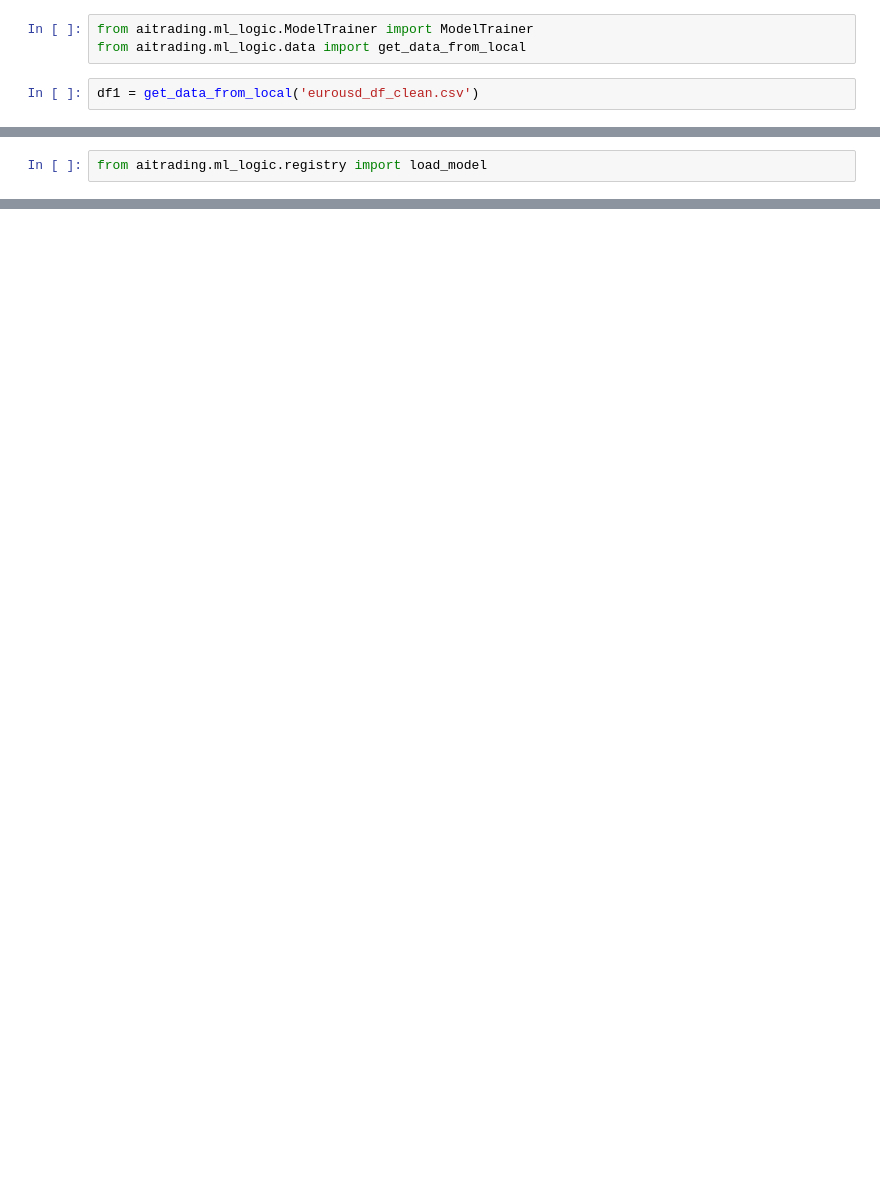
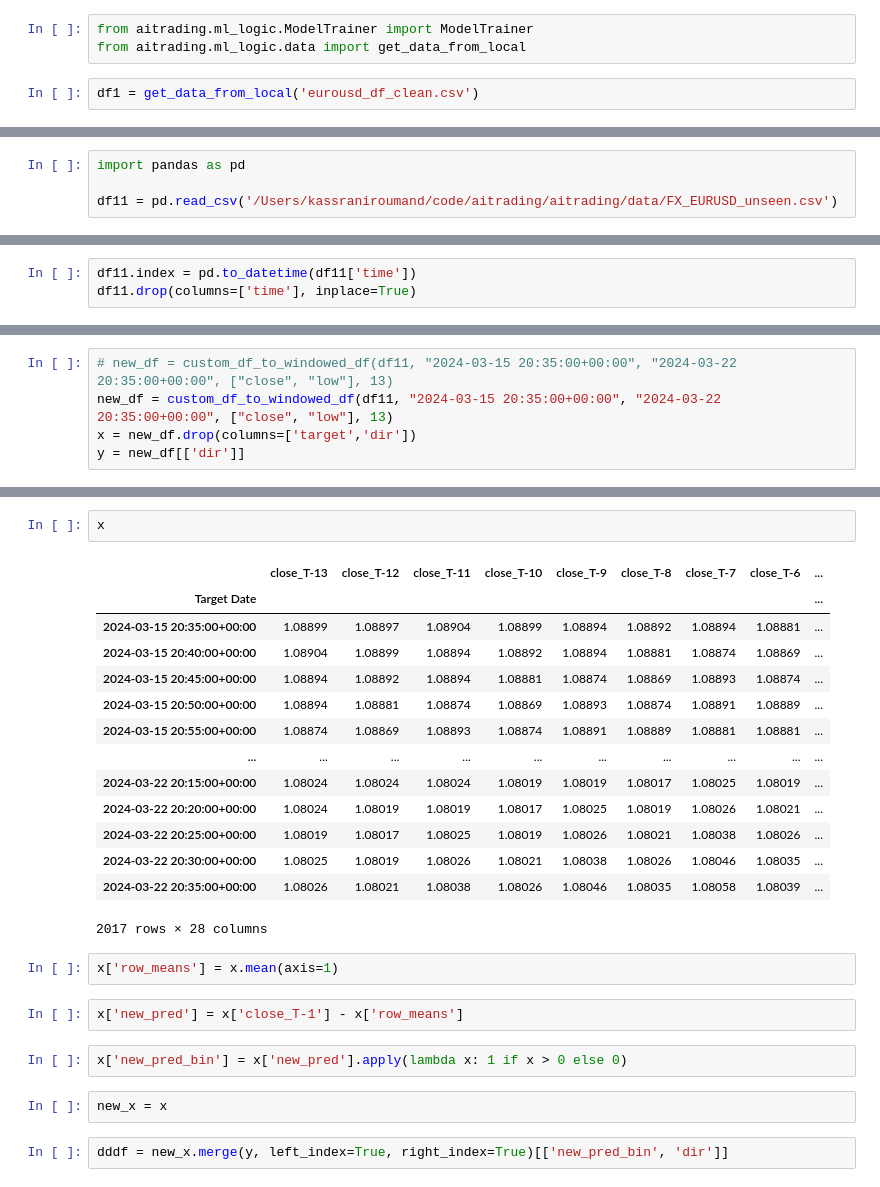
Before and after one commit to Behnaz100/aitrading, a Jupyter notebook: aitrading/notebooks/kassraniroumand_notebook3.ipynb, the cells around one changed output, grey strips where cells are left out. Saved outputs shown, nothing was run; the diff lists cells and outputs as text; blank space fills up the shorter version.

```diff
--- a/aitrading/notebooks/kassraniroumand_notebook3.ipynb
+++ b/aitrading/notebooks/kassraniroumand_notebook3.ipynb
@@ -257,2 +316,4 @@ PosixPath('/Users/kassraniroumand/code/aitrading/aitrading/training_outputs/mode
 # %%
-from aitrading.ml_logic.registry import load_model
+import pandas as pd
+
+df11 = pd.read_csv('/Users/kassraniroumand/code/aitrading/aitrading/data/FX_EURUSD_unseen.csv')
@@ -264,0 +320,3 @@ latest_model <Sequential name=sequential_2, built=True>
+# %%
+df11.index = pd.to_datetime(df11['time'])
+df11.drop(columns=['time'], inplace=True)
@@ -264,0 +351,5 @@ latest_model <Sequential name=sequential_2, built=True>
+# %%
+# new_df = custom_df_to_windowed_df(df11, "2024-03-15 20:35:00+00:00", "2024-03-22 20:35:00+00:00", ["close", "low"], 13)
+new_df = custom_df_to_windowed_df(df11, "2024-03-15 20:35:00+00:00", "2024-03-22 20:35:00+00:00", ["close", "low"], 13)
+x = new_df.drop(columns=['target','dir'])
+y = new_df[['dir']]
@@ -264,0 +358,27 @@ latest_model <Sequential name=sequential_2, built=True>
+# %%
+x
+# %% [output]
+|  | close_T-13 | close_T-12 | close_T-11 | close_T-10 | close_T-9 | close_T-8 | close_T-7 | close_T-6 | ... |
+| Target Date |  |  |  |  |  |  |  |  | ... |
+| 2024-03-15 20:35:00+00:00 | 1.08899 | 1.08897 | 1.08904 | 1.08899 | 1.08894 | 1.08892 | 1.08894 | 1.08881 | ... |
+| 2024-03-15 20:40:00+00:00 | 1.08904 | 1.08899 | 1.08894 | 1.08892 | 1.08894 | 1.08881 | 1.08874 | 1.08869 | ... |
+| 2024-03-15 20:45:00+00:00 | 1.08894 | 1.08892 | 1.08894 | 1.08881 | 1.08874 | 1.08869 | 1.08893 | 1.08874 | ... |
+| 2024-03-15 20:50:00+00:00 | 1.08894 | 1.08881 | 1.08874 | 1.08869 | 1.08893 | 1.08874 | 1.08891 | 1.08889 | ... |
+| 2024-03-15 20:55:00+00:00 | 1.08874 | 1.08869 | 1.08893 | 1.08874 | 1.08891 | 1.08889 | 1.08881 | 1.08881 | ... |
+| ... | ... | ... | ... | ... | ... | ... | ... | ... | ... |
+| 2024-03-22 20:15:00+00:00 | 1.08024 | 1.08024 | 1.08024 | 1.08019 | 1.08019 | 1.08017 | 1.08025 | 1.08019 | ... |
+| 2024-03-22 20:20:00+00:00 | 1.08024 | 1.08019 | 1.08019 | 1.08017 | 1.08025 | 1.08019 | 1.08026 | 1.08021 | ... |
+| 2024-03-22 20:25:00+00:00 | 1.08019 | 1.08017 | 1.08025 | 1.08019 | 1.08026 | 1.08021 | 1.08038 | 1.08026 | ... |
+| 2024-03-22 20:30:00+00:00 | 1.08025 | 1.08019 | 1.08026 | 1.08021 | 1.08038 | 1.08026 | 1.08046 | 1.08035 | ... |
+| 2024-03-22 20:35:00+00:00 | 1.08026 | 1.08021 | 1.08038 | 1.08026 | 1.08046 | 1.08035 | 1.08058 | 1.08039 | ... |
+2017 rows × 28 columns
+# %%
+x['row_means'] = x.mean(axis=1)
+# %%
+x['new_pred'] = x['close_T-1'] - x['row_means']
+# %%
+x['new_pred_bin'] = x['new_pred'].apply(lambda x: 1 if x > 0 else 0)
+# %%
+new_x = x
+# %%
+dddf = new_x.merge(y, left_index=True, right_index=True)[['new_pred_bin', 'dir']]
```
Also changed, not shown: parts of 52 cells of this notebook, 3 other files.
